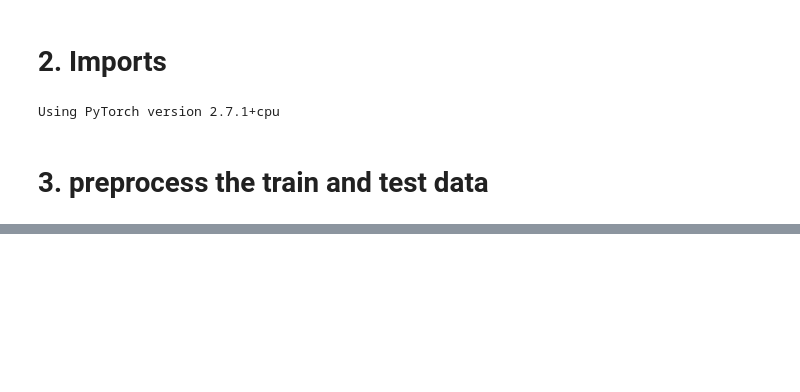
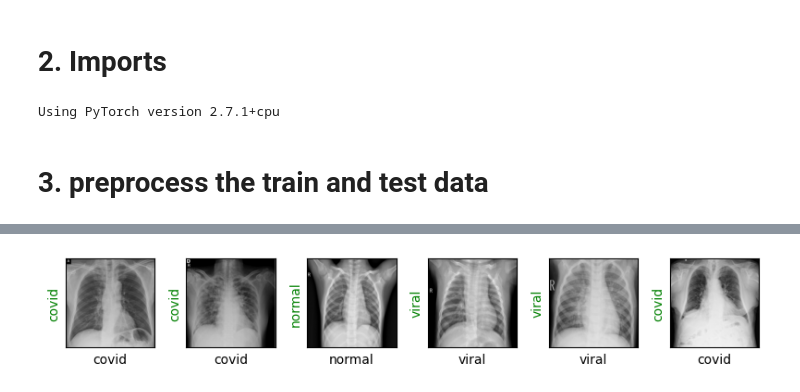
Before and after one commit to sreerag-chandrasekharan/Covid19-detection-chest-xray, a Jupyter notebook: Main.ipynb, the cells around one changed output, grey strips where cells are left out. Cells and saved outputs as stored; diff of their text form; code cells hidden in the pictures; blank space fills up the shorter version.

```diff
--- a/Main.ipynb
+++ b/Main.ipynb
@@ -57,0 +167,5 @@ if os.path.isdir(os.path.join(root_dir, source_dirs[1])):
+# %%
+images, labels = next(iter(dl_test))
+show_images(images, labels, labels)
+# %% [output]
+[figure, added]
```
Also changed, not shown: parts of 12 cells of this notebook.
